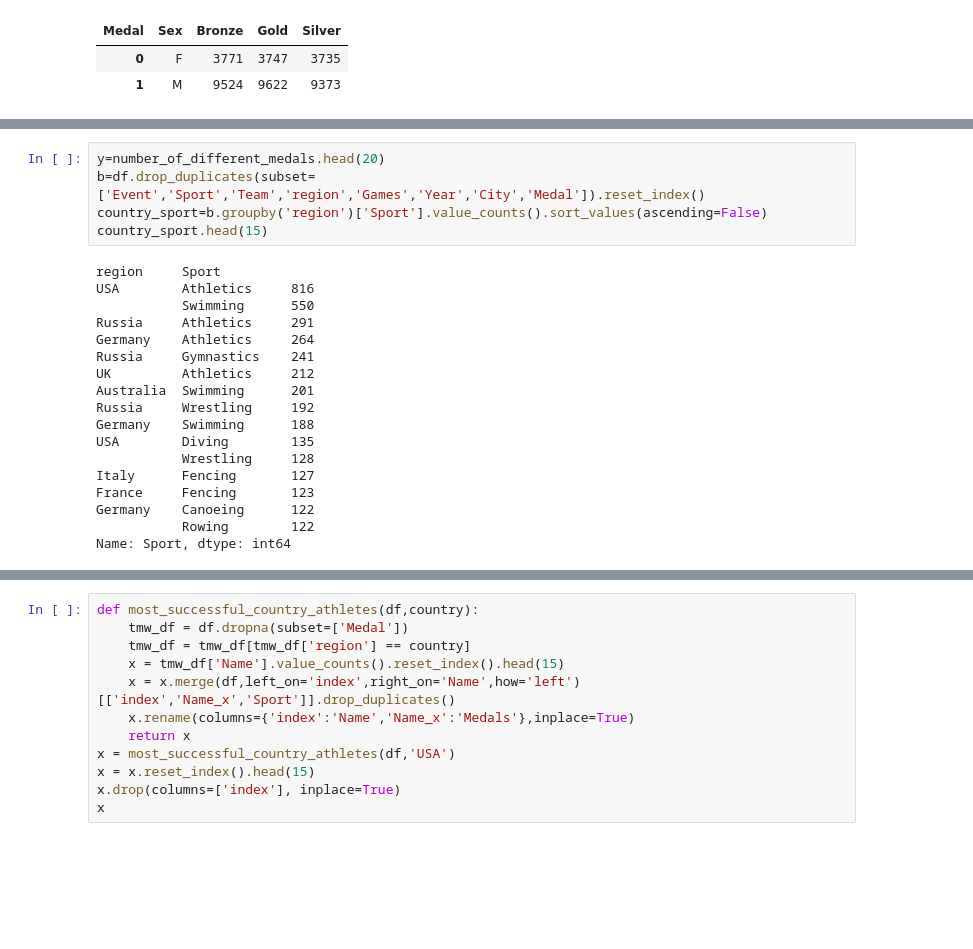
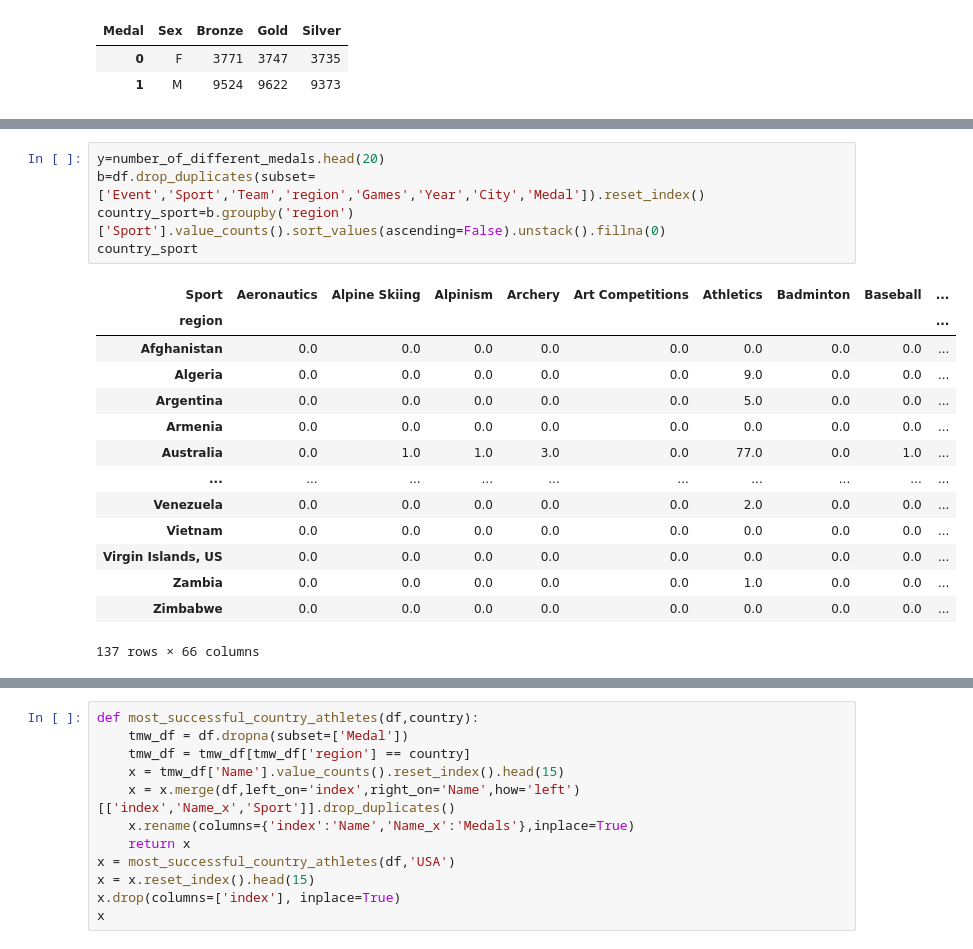
Before and after one commit to MaliheDahmardeh/Olympic-History, a Jupyter notebook: Olympic_History.ipynb, the cells around one changed output, grey strips where cells are left out. Drawn from its saved outputs; the diff is of its cells as text; blank space fills up the shorter version.

```diff
--- a/Olympic_History.ipynb
+++ b/Olympic_History.ipynb
@@ -513,23 +460,20 @@ total_athlete
 # %%
 y=number_of_different_medals.head(20)
 b=df.drop_duplicates(subset=['Event','Sport','Team','region','Games','Year','City','Medal']).reset_index()
-country_sport=b.groupby('region')['Sport'].value_counts().sort_values(ascending=False)
-country_sport.head(15)
+country_sport=b.groupby('region')['Sport'].value_counts().sort_values(ascending=False).unstack().fillna(0)
+country_sport
 # %% [output]
+| Sport | Aeronautics | Alpine Skiing | Alpinism | Archery | Art Competitions | Athletics | Badminton | Baseball | ... |
+| region |  |  |  |  |  |  |  |  | ... |
+| Afghanistan | 0.0 | 0.0 | 0.0 | 0.0 | 0.0 | 0.0 | 0.0 | 0.0 | ... |
+| Algeria | 0.0 | 0.0 | 0.0 | 0.0 | 0.0 | 9.0 | 0.0 | 0.0 | ... |
+| Argentina | 0.0 | 0.0 | 0.0 | 0.0 | 0.0 | 5.0 | 0.0 | 0.0 | ... |
+| Armenia | 0.0 | 0.0 | 0.0 | 0.0 | 0.0 | 0.0 | 0.0 | 0.0 | ... |
+| Australia | 0.0 | 1.0 | 1.0 | 3.0 | 0.0 | 77.0 | 0.0 | 1.0 | ... |
+| ... | ... | ... | ... | ... | ... | ... | ... | ... | ... |
+| Venezuela | 0.0 | 0.0 | 0.0 | 0.0 | 0.0 | 2.0 | 0.0 | 0.0 | ... |
+| Vietnam | 0.0 | 0.0 | 0.0 | 0.0 | 0.0 | 0.0 | 0.0 | 0.0 | ... |
+| Virgin Islands, US | 0.0 | 0.0 | 0.0 | 0.0 | 0.0 | 0.0 | 0.0 | 0.0 | ... |
+| Zambia | 0.0 | 0.0 | 0.0 | 0.0 | 0.0 | 1.0 | 0.0 | 0.0 | ... |
+| Zimbabwe | 0.0 | 0.0 | 0.0 | 0.0 | 0.0 | 0.0 | 0.0 | 0.0 | ... |
-region     Sport
-USA        Athletics     816
-           Swimming      550
-Russia     Athletics     291
-Germany    Athletics     264
-Russia     Gymnastics    241
-UK         Athletics     212
-Australia  Swimming      201
-Russia     Wrestling     192
-Germany    Swimming      188
-USA        Diving        135
-           Wrestling     128
-Italy      Fencing       127
-France     Fencing       123
-Germany    Canoeing      122
-           Rowing        122
-Name: Sport, dtype: int64
+137 rows × 66 columns
```
Also changed, not shown: parts of 7 cells of this notebook.
